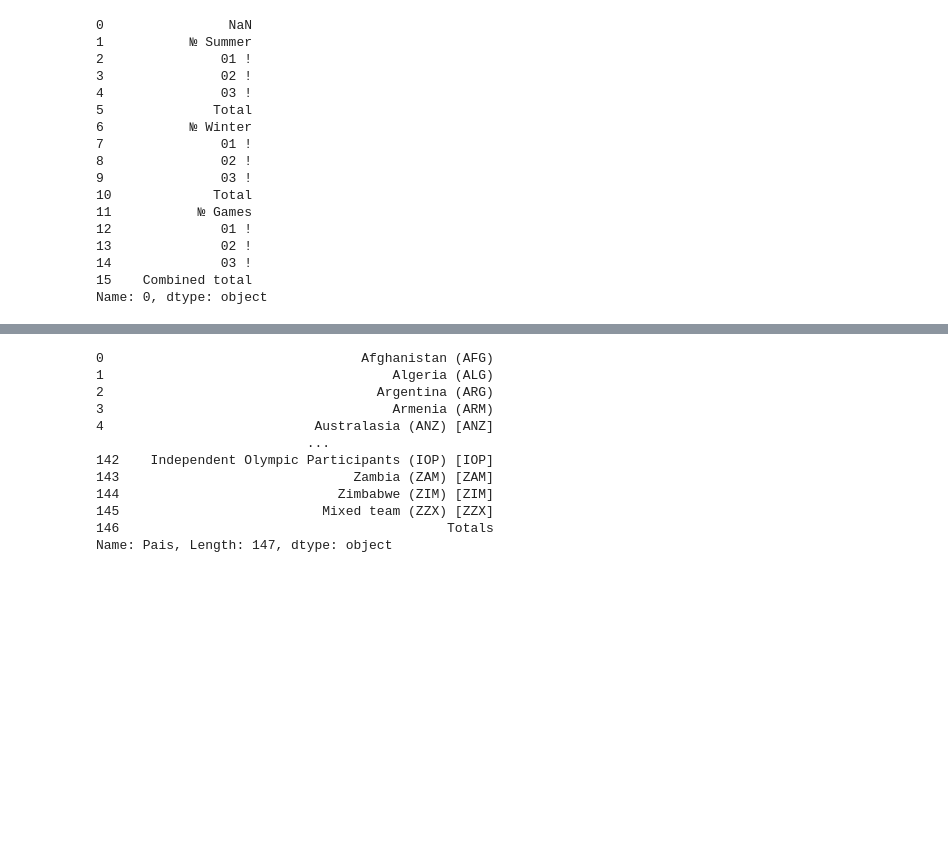
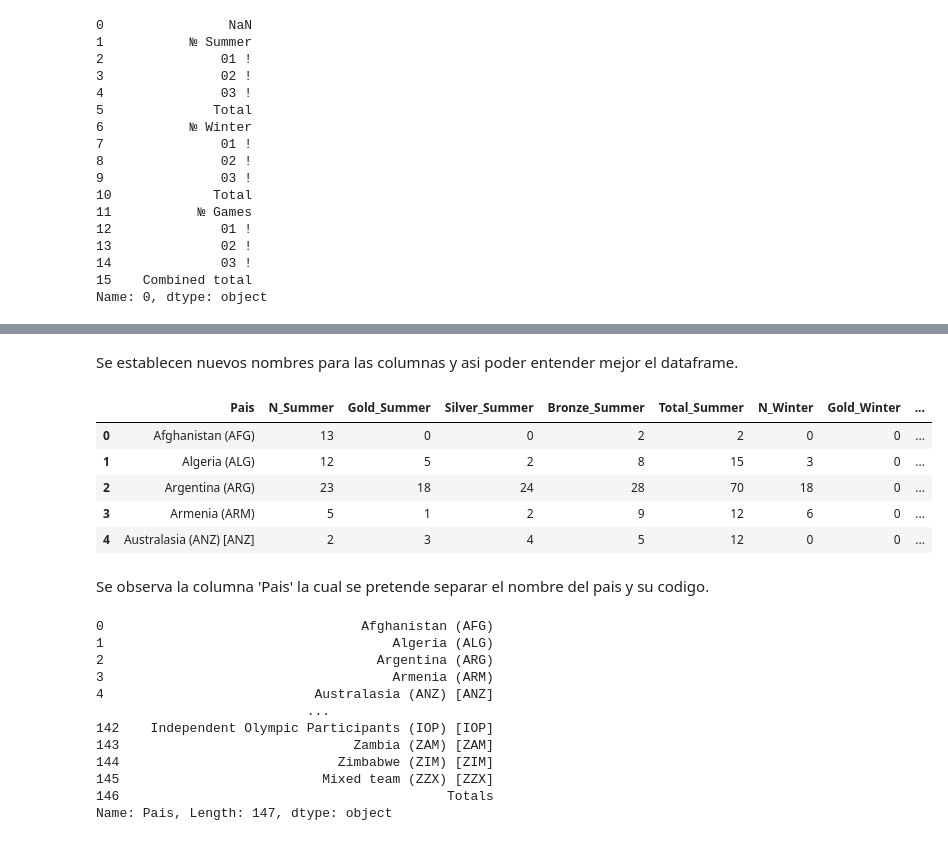
Before and after one commit to 16danielvm/OlympicsDatasetWork, a Jupyter notebook: 2 - Exploring_Validating_Olympics_dataset.ipynb, the cells around one changed output, grey strips where cells are left out. Cells and saved outputs as stored; diff of their text form; code cells hidden in the pictures; blank space fills up the shorter version.

```diff
--- a/2 - Exploring_Validating_Olympics_dataset.ipynb
+++ b/2 - Exploring_Validating_Olympics_dataset.ipynb
@@ -108,19 +95,20 @@ dfprueba.reset_index(inplace=True)
 # %%
 dfprueba.drop('index', axis=1, inplace=True)
-# %%
-dfprueba.columns = [             'Pais',       '№ Summer',           '01 !',           '02 !',
-                 '03 !',          'Total',       '№ Winter',           '01 !',
-                 '02 !',           '03 !',          'Total',        '№ Games',
-                 '01 !',           '02 !',           '03 !', 'Combined total']
+# %% [markdown]
+Se establecen nuevos nombres para las columnas y asi poder entender mejor el dataframe.
 # %%
-dfprueba.columns = [             'Pais',       'N_Summer',           'Gold_Summer',           'Silver_Summer',
-                 'Bronze_Summer',          'Total_Summer',       'N_Winter',           'Gold_Winter',
-                 'Silver_Winter',           'Bronze_Winter',          'Total_Winter',        'N_Games',
-                 'Gold_Total',           'Silver_Total',           'Bronze_Total', 'Combined total']
+dfprueba.columns = ['Pais','N_Summer','Gold_Summer','Silver_Summer','Bronze_Summer','Total_Summer','N_Winter','Gold_Winter','Silver_Winter','Bronze_Winter','Total_Winter','N_Games','Gold_Total','Silver_Total','Bronze_Total','Combined total']
-# %%
-dfprueba['Codigo'] = dfprueba['Pais'].str.split('(')
-# %%
-dfprueba.drop('Codigo', axis=1, inplace=True)
+# %%
+dfprueba.head()
+# %% [output]
+|  | Pais | N_Summer | Gold_Summer | Silver_Summer | Bronze_Summer | Total_Summer | N_Winter | Gold_Winter | ... |
+| 0 | Afghanistan (AFG) | 13 | 0 | 0 | 2 | 2 | 0 | 0 | ... |
+| 1 | Algeria (ALG) | 12 | 5 | 2 | 8 | 15 | 3 | 0 | ... |
+| 2 | Argentina (ARG) | 23 | 18 | 24 | 28 | 70 | 18 | 0 | ... |
+| 3 | Armenia (ARM) | 5 | 1 | 2 | 9 | 12 | 6 | 0 | ... |
+| 4 | Australasia (ANZ) [ANZ] | 2 | 3 | 4 | 5 | 12 | 0 | 0 | ... |
+# %% [markdown]
+Se observa la columna 'Pais' la cual se pretende separar el nombre del pais y su codigo.
 # %%
 dfprueba['Pais']
 # %% [output]
```
Also changed, not shown: parts of 41 cells of this notebook.
